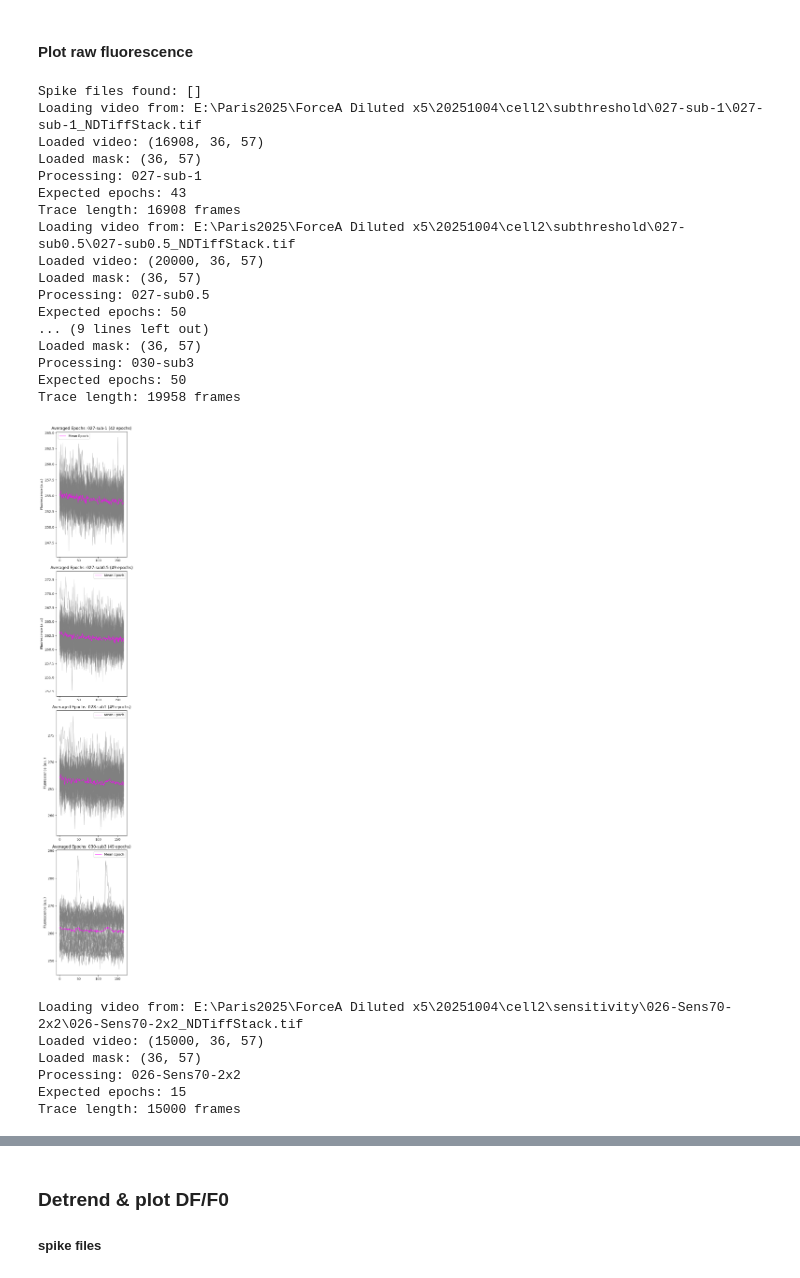
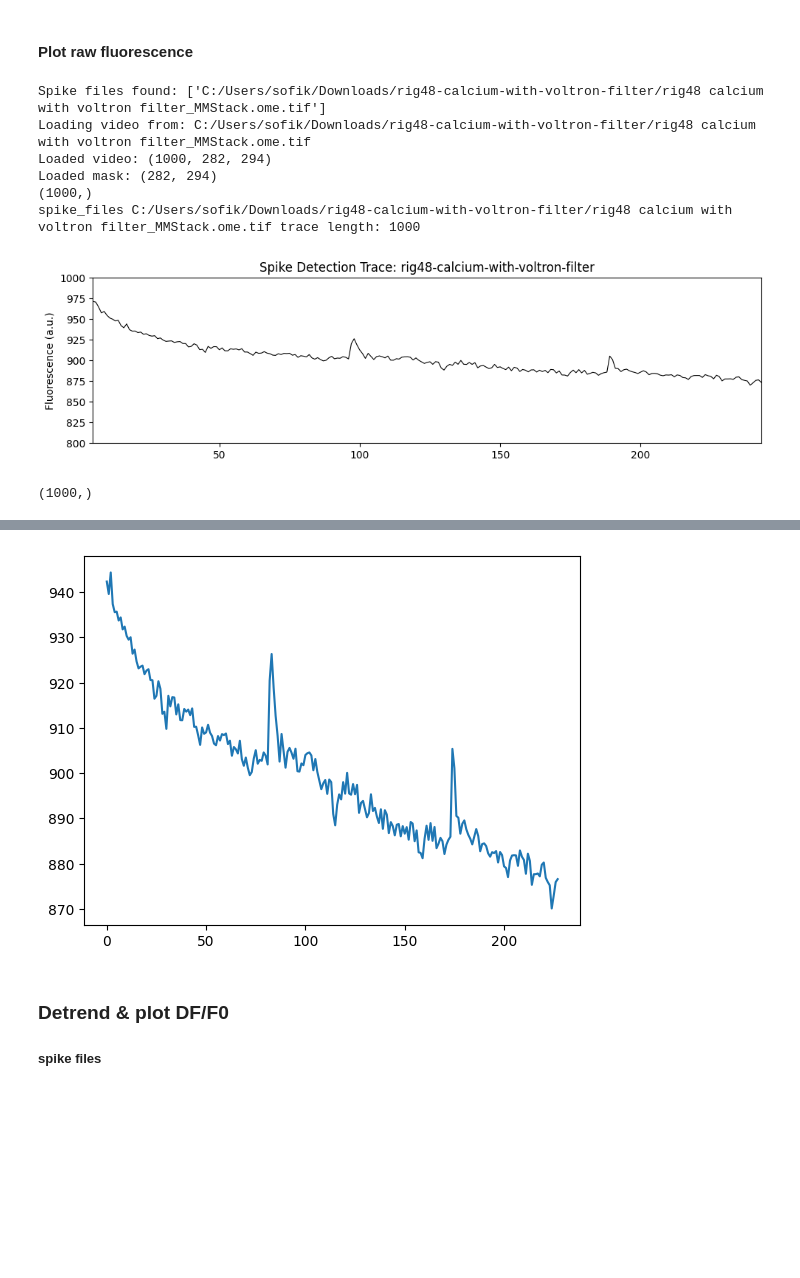
Before and after one commit to sofiamor/Imaging_analysis, a Jupyter notebook: Voltage_imaging/notebooks/mergeCodes.ipynb, the cells around one changed output, grey strips where cells are left out. Drawn from its saved outputs; the diff is of its cells as text; code cells hidden in the pictures; blank space fills up the shorter version.

Commit message:
adapted for some calcium img files

```diff
--- a/Voltage_imaging/notebooks/mergeCodes.ipynb
+++ b/Voltage_imaging/notebooks/mergeCodes.ipynb
@@ -513,11 +500,11 @@ fig, ax = plt.subplots()
 #ax.imshow(correlation_img)
 plt.show()
 
+cell_folder = Path(day_folder)  # convert to Path object
+cell_videos = {f.stem: tifffile.imread(f) for f in cell_folder.rglob("*ome.tif")}
 # labels: output of watershed (0 = background, 1,2,... = cells)
 print("cell_folder:", cell_folder)
 
-cell_folder = Path(cell_folder)  # convert to Path object
-cell_videos = {f.stem: tifffile.imread(f) for f in cell_folder.rglob("*_NDTiffStack.tif")}
 
 # ----------------------------
 video_files = []
@@ -529,12 +516,12 @@ for root, dirs, files in os.walk(cell_folder):
 
 print(f"Found {len(video_files)} TIFF files for {os.path.basename(cell_folder)}")
 
-sub_files = [f for f in video_files if "Sub" in os.path.basename(os.path.dirname(f))]
+sub_files = [f for f in video_files if "cell1" in os.path.basename(os.path.dirname(f))]
 sens_files = [f for f in video_files if "Sens" in os.path.basename(os.path.dirname(f))]
 spike_files = [f for f in video_files if "SD" in os.path.basename(os.path.dirname(f))]
 print(f"Spike files: {spike_files}")
 print(f"Sub files: {sub_files}")
 print(f"Sens files: {sens_files}")
-light_on_off_buffer_nframes = 10
+light_on_off_buffer_nframes = 1
 # %% [output]
 [figure]
@@ -547,7 +534,11 @@ Sens files: ['E:\\Paris2025\\ForceB Undiluted\\20251001\\cell1\\sensitivity\\020
 #### Plot raw fluorescence
 # %%
 # FIGURE 1: SPIKE DETECTION TRACES
+#sub_files = ['E:/Paris2025/allOptical/20251208/1pImaging-2pstimHOLO/cell2/cell2-1cellHOLO-3p-70int/cell2-1cellHOLO-3p-70int/cell2-1cellHOLO-3p-70int_NDTiffStack.tif']
+#cell_folder = 'E:/Paris2025/allOptical/20251208/1pImaging-2pstimHOLO/cell2/cell2-1cellHOLO-3p-70int/cell2-1cellHOLO-3p-70int'
+spike_files = ['C:/Users/sofik/Downloads/rig48-calcium-with-voltron-filter/rig48 calcium with voltron filter_MMStack.ome.tif']
 print("Spike files found:", spike_files)
+
 if spike_files:
     fig_spk, axes_spk = plt.subplots(len(spike_files), 1, figsize=(10, 3 * len(spike_files)), sharex=False)
     if len(spike_files) == 1:
@@ -555,19 +546,20 @@ if spike_files:
 
     for ax, vfile in zip(axes_spk, spike_files):
         trace = extract_trace(vfile)
+        print(trace.shape)
         print("spike_files", vfile, "trace length:", len(trace))
         name = os.path.basename(os.path.dirname(vfile))
         ax.plot(trace, color='black', lw=0.8)
         ax.set_title(f"Spike Detection Trace: {name}")
         ax.set_ylabel("Fluorescence (a.u.)")
-        ax.set_xlim(200, 300)
-        #ax.set_ylim(115, 130)
+        ax.set_xlim(5, 243)
+        ax.set_ylim(800, 1000)
 
     #fig_spk.suptitle("Spike Detection Files", fontsize=12, weight="bold")
     plt.tight_layout()
     #plt.savefig(cell_folder / "spike_detection_traces.png", dpi=300)
     plt.show()
-
+print(trace.shape)
 # FIGURE 2: SUBTHRESHOLD FILES
 if sub_files:
     file_to_n_epochs = {
@@ -598,55 +590,38 @@ if sub_files:
         ax.set_ylabel("Fluorescence (a.u.)")
 
     plt.tight_layout()
     plt.show()
 
 # FIGURE 3: SENSITIVITY FILES
 if sens_files:
     fig_sub, axes_sub = plt.subplots(len(sens_files), 1, figsize=(4, 6 * len(sens_files)), sharex=False)
     if len(sens_files) == 1:
         axes_sub = [axes_sub]
     for ax, vfile in zip(axes_sub, sens_files):
         trace = extract_trace(vfile)
         name = os.path.basename(os.path.dirname(vfile))#.lower()
 
         n_epochs = 15  # default to 50 if not in dict
         mean_epoch, all_epochs = detect_epochs_and_average(trace, n_epochs=n_epochs, light_on_off_buffer_nframes=light_on_off_buffer_nframes, skip_first=0)
         print(f"Processing: {name}")
         print(f"Expected epochs: {n_epochs}")
         print(f"Trace length: {len(trace)} frames")
 
         # Plot all epochs and mean
         for epoch in all_epochs:
             ax.plot(epoch, color='gray', alpha=0.8, lw=0.5)
         ax.plot(mean_epoch, color='magenta', lw=1, label="Mean Epoch")
         ax.legend()
         ax.set_title(f"Averaged Epochs: {os.path.basename(os.path.dirname(vfile))} ({len(all_epochs)} epochs)")
         ax.set_ylabel("Fluorescence (a.u.)")
-
     plt.tight_layout()
     plt.show()
 # %% [output]
-Spike files found: []
-Loading video from: E:\Paris2025\ForceA Diluted x5\20251004\cell2\subthreshold\027-sub-1\027-sub-1_NDTiffStack.tif
-Loaded video: (16908, 36, 57)
-Loaded mask: (36, 57)
-Processing: 027-sub-1
-Expected epochs: 43
-Trace length: 16908 frames
-Loading video from: E:\Paris2025\ForceA Diluted x5\20251004\cell2\subthreshold\027-sub0.5\027-sub0.5_NDTiffStack.tif
-Loaded video: (20000, 36, 57)
-Loaded mask: (36, 57)
-Processing: 027-sub0.5
-Expected epochs: 50
-... (9 lines left out)
-Loaded mask: (36, 57)
-Processing: 030-sub3
-Expected epochs: 50
-Trace length: 19958 frames
+Spike files found: ['C:/Users/sofik/Downloads/rig48-calcium-with-voltron-filter/rig48 calcium with voltron filter_MMStack.ome.tif']
+Loading video from: C:/Users/sofik/Downloads/rig48-calcium-with-voltron-filter/rig48 calcium with voltron filter_MMStack.ome.tif
+Loaded video: (1000, 282, 294)
+Loaded mask: (282, 294)
+(1000,)
+spike_files C:/Users/sofik/Downloads/rig48-calcium-with-voltron-filter/rig48 calcium with voltron filter_MMStack.ome.tif trace length: 1000
-[figure, old version]
+[figure, new version]
-Loading video from: E:\Paris2025\ForceA Diluted x5\20251004\cell2\sensitivity\026-Sens70-2x2\026-Sens70-2x2_NDTiffStack.tif
-Loaded video: (15000, 36, 57)
-Loaded mask: (36, 57)
-Processing: 026-Sens70-2x2
-Expected epochs: 15
-Trace length: 15000 frames
+(1000,)
@@ -654,3 +628,9 @@ Trace length: 15000 frames
+# %%
+trace1 = trace[15:243]
+plt.plot(trace1)
+plt.show()
+# %% [output]
+[figure, added]
 # %% [markdown]
 ### Detrend & plot DF/F0
 ##### spike files
```
Also changed, not shown: parts of 6 cells of this notebook.
